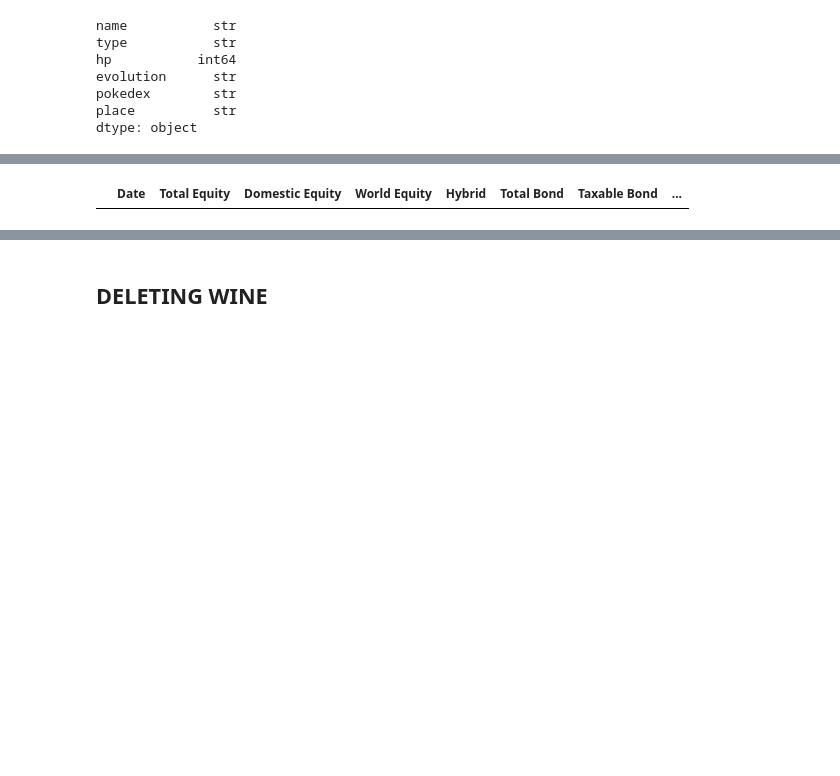
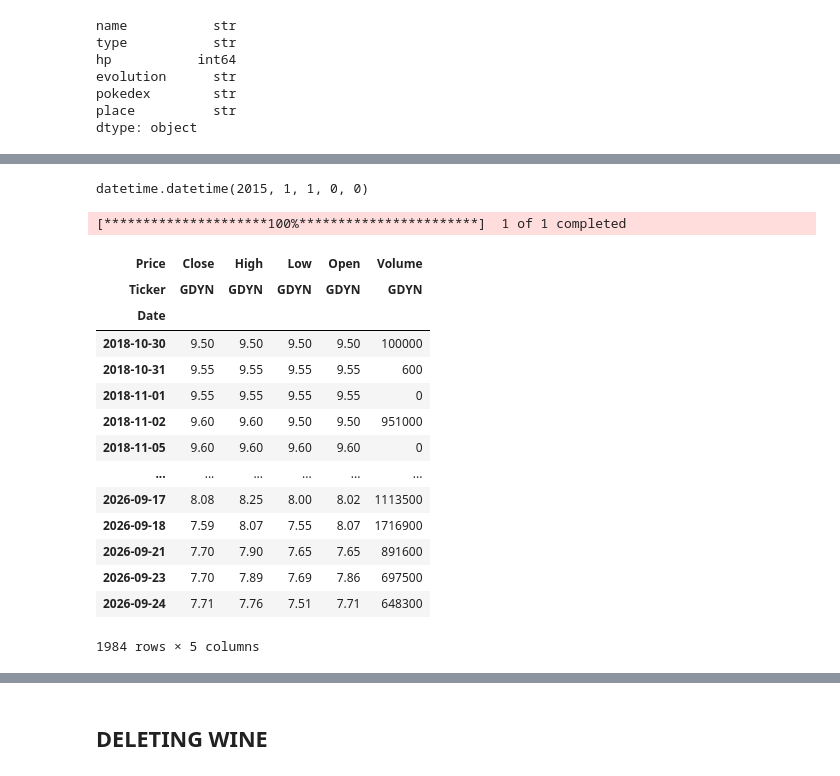
Before and after one commit to rcimendur/grid_internship_ds, a Jupyter notebook: numpy + pandas/pandas_exercises.ipynb, the cells around one changed output, grey strips where cells are left out. Drawn from its saved outputs; the diff is of its cells as text; code cells hidden in the pictures; blank space fills up the shorter version.

Commit message:
finished the time series

```diff
--- a/numpy + pandas/pandas_exercises.ipynb
+++ b/numpy + pandas/pandas_exercises.ipynb
@@ -815,5 +835,30 @@ dtype: object
 # %%
-time_series = pd.read_csv('https://raw.githubusercontent.com/datasets/investor-flow-of-funds-us/master/data/weekly.csv')
-time_series.head()
+import yfinance as yf
-# %% [output]
-|  | Date | Total Equity | Domestic Equity | World Equity | Hybrid | Total Bond | Taxable Bond | ... |
+# %%
+start = datetime.datetime(2015, 1, 1)
+end = datetime.datetime.today()
+
+start
+# %% [output]
+datetime.datetime(2015, 1, 1, 0, 0)
+# %%
+gdyn_stocks = yf.download('GDYN', start = start, end = end)
+
+gdyn_stocks
+# %% [output]
+[*********************100%***********************]  1 of 1 completed
+| Price | Close | High | Low | Open | Volume |
+| Ticker | GDYN | GDYN | GDYN | GDYN | GDYN |
+| Date |  |  |  |  |  |
+| 2018-10-30 | 9.50 | 9.50 | 9.50 | 9.50 | 100000 |
+| 2018-10-31 | 9.55 | 9.55 | 9.55 | 9.55 | 600 |
+| 2018-11-01 | 9.55 | 9.55 | 9.55 | 9.55 | 0 |
+| 2018-11-02 | 9.60 | 9.60 | 9.50 | 9.50 | 951000 |
+| 2018-11-05 | 9.60 | 9.60 | 9.60 | 9.60 | 0 |
+| ... | ... | ... | ... | ... | ... |
+| 2026-09-17 | 8.08 | 8.25 | 8.00 | 8.02 | 1113500 |
+| 2026-09-18 | 7.59 | 8.07 | 7.55 | 8.07 | 1716900 |
+| 2026-09-21 | 7.70 | 7.90 | 7.65 | 7.65 | 891600 |
+| 2026-09-23 | 7.70 | 7.89 | 7.69 | 7.86 | 697500 |
+| 2026-09-24 | 7.71 | 7.76 | 7.51 | 7.71 | 648300 |
+1984 rows × 5 columns
```
Also changed, not shown: parts of 12 cells of this notebook, 2 other files.
